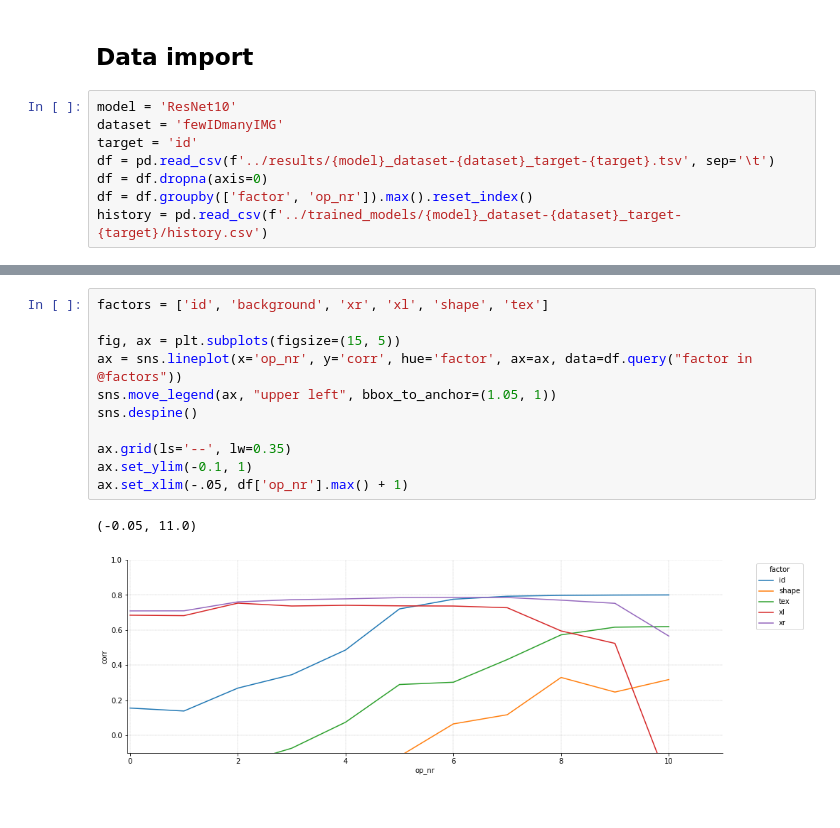
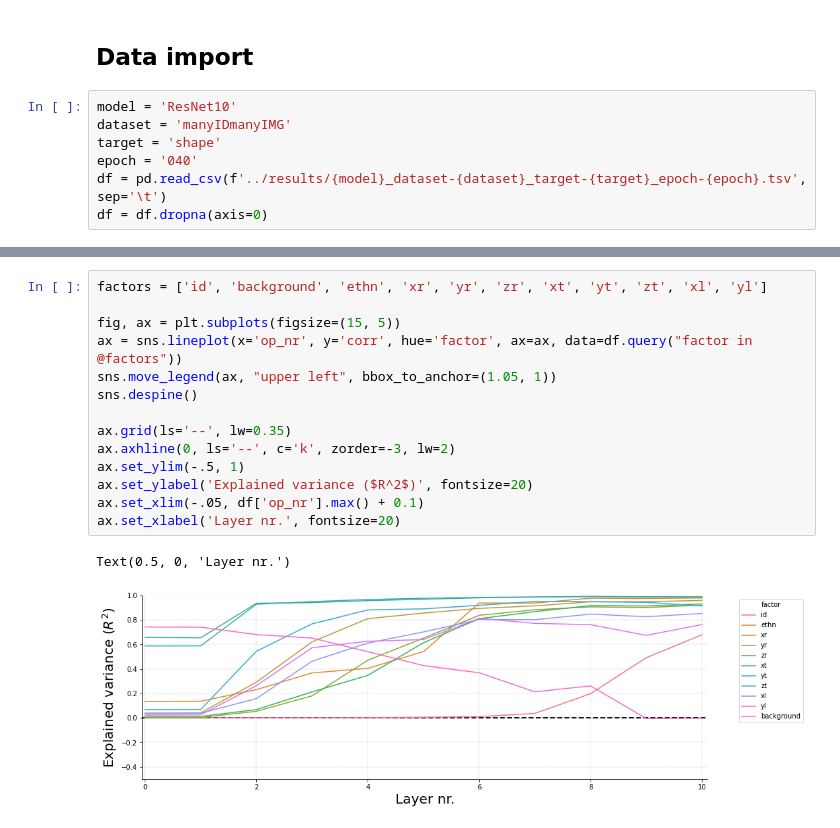
Before and after one commit to lukassnoek/deep-gmf, a Jupyter notebook: notebooks/figures.ipynb, the cells around one changed output, grey strips where cells are left out. Drawn from its saved outputs; the diff is of its cells as text.

```diff
--- a/notebooks/figures.ipynb
+++ b/notebooks/figures.ipynb
@@ -12,9 +11,8 @@ matplotlib.rcParams['figure.facecolor'] = 'white'
 ## Data import
 # %%
 model = 'ResNet10'
-dataset = 'fewIDmanyIMG'
-target = 'id'
-df = pd.read_csv(f'../results/{model}_dataset-{dataset}_target-{target}.tsv', sep='\t')
+dataset = 'manyIDmanyIMG'
+target = 'shape'
+epoch = '040'
+df = pd.read_csv(f'../results/{model}_dataset-{dataset}_target-{target}_epoch-{epoch}.tsv', sep='\t')
 df = df.dropna(axis=0)
-df = df.groupby(['factor', 'op_nr']).max().reset_index()
-history = pd.read_csv(f'../trained_models/{model}_dataset-{dataset}_target-{target}/history.csv')
@@ -37,14 +19,17 @@ df
 # %%
-factors = ['id', 'background', 'xr', 'xl', 'shape', 'tex']
+factors = ['id', 'background', 'ethn', 'xr', 'yr', 'zr', 'xt', 'yt', 'zt', 'xl', 'yl']
 
 fig, ax = plt.subplots(figsize=(15, 5))
 ax = sns.lineplot(x='op_nr', y='corr', hue='factor', ax=ax, data=df.query("factor in @factors"))
 sns.move_legend(ax, "upper left", bbox_to_anchor=(1.05, 1))
 sns.despine()
 
 ax.grid(ls='--', lw=0.35)
-ax.set_ylim(-0.1, 1)
-ax.set_xlim(-.05, df['op_nr'].max() + 1)
+ax.axhline(0, ls='--', c='k', zorder=-3, lw=2)
+ax.set_ylim(-.5, 1)
+ax.set_ylabel('Explained variance ($R^2$)', fontsize=20)
+ax.set_xlim(-.05, df['op_nr'].max() + 0.1)
+ax.set_xlabel('Layer nr.', fontsize=20)
 # %% [output]
-(-0.05, 11.0)
+Text(0.5, 0, 'Layer nr.')
-[figure, old version]
+[figure, new version]
```
Also changed, not shown: parts of 7 cells of this notebook, 14 other files.
